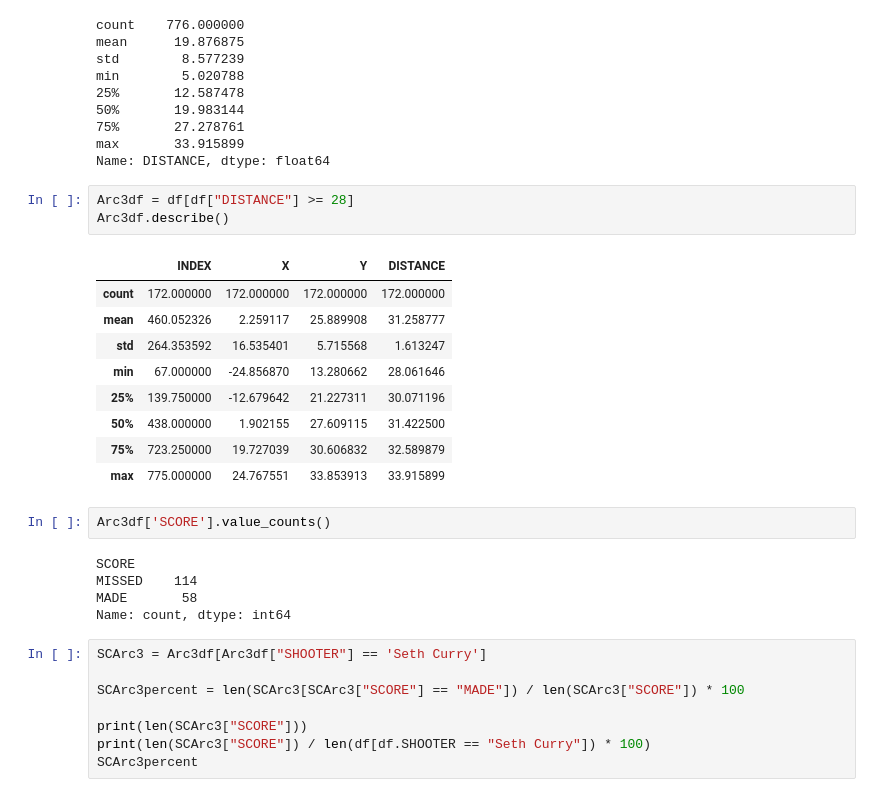
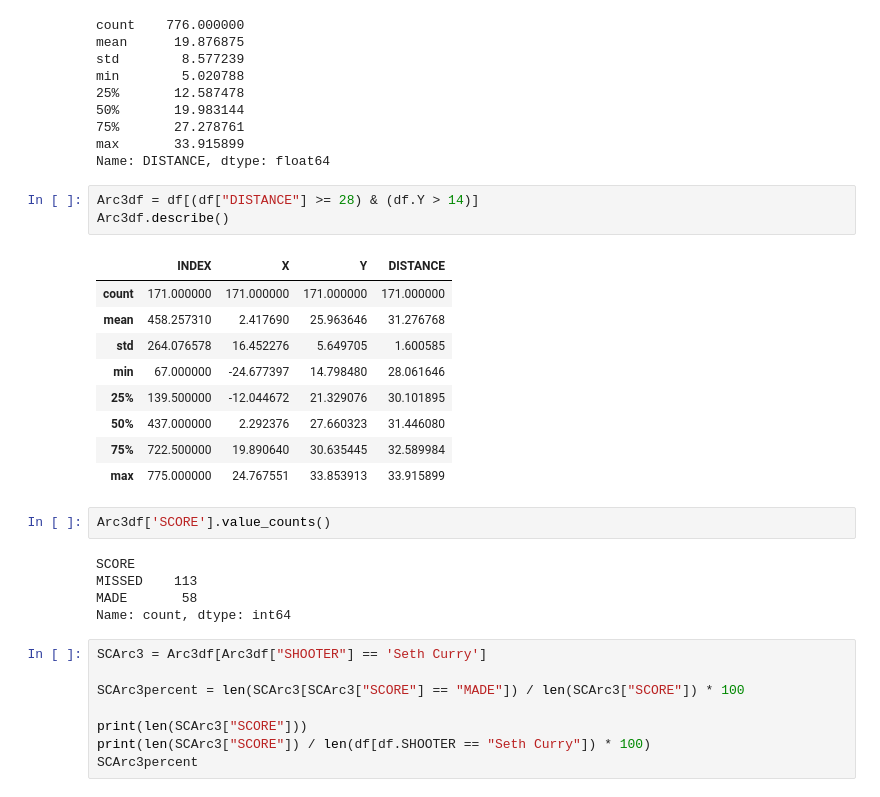
Before and after one commit to kacpersienkiewicz/NBAShootingAnalysis, a Jupyter notebook: NBAShootingAnalysis.ipynb, the cells around one changed output. Saved outputs shown, nothing was run; the diff lists cells and outputs as text.

```diff
--- a/NBAShootingAnalysis.ipynb
+++ b/NBAShootingAnalysis.ipynb
@@ -317,23 +317,23 @@ min        5.020788
 max       33.915899
 Name: DISTANCE, dtype: float64
 # %%
-Arc3df = df[df["DISTANCE"] >= 28]
+Arc3df = df[(df["DISTANCE"] >= 28) & (df.Y > 14)]
 Arc3df.describe()
 # %% [output]
 |  | INDEX | X | Y | DISTANCE |
-| count | 172.000000 | 172.000000 | 172.000000 | 172.000000 |
-| mean | 460.052326 | 2.259117 | 25.889908 | 31.258777 |
-| std | 264.353592 | 16.535401 | 5.715568 | 1.613247 |
-| min | 67.000000 | -24.856870 | 13.280662 | 28.061646 |
-| 25% | 139.750000 | -12.679642 | 21.227311 | 30.071196 |
-| 50% | 438.000000 | 1.902155 | 27.609115 | 31.422500 |
-| 75% | 723.250000 | 19.727039 | 30.606832 | 32.589879 |
+| count | 171.000000 | 171.000000 | 171.000000 | 171.000000 |
+| mean | 458.257310 | 2.417690 | 25.963646 | 31.276768 |
+| std | 264.076578 | 16.452276 | 5.649705 | 1.600585 |
+| min | 67.000000 | -24.677397 | 14.798480 | 28.061646 |
+| 25% | 139.500000 | -12.044672 | 21.329076 | 30.101895 |
+| 50% | 437.000000 | 2.292376 | 27.660323 | 31.446080 |
+| 75% | 722.500000 | 19.890640 | 30.635445 | 32.589984 |
 | max | 775.000000 | 24.767551 | 33.853913 | 33.915899 |
 # %%
 Arc3df['SCORE'].value_counts()
 # %% [output]
 SCORE
-MISSED    114
+MISSED    113
 MADE       58
 Name: count, dtype: int64
 # %%
```
Also changed, not shown: parts of 22 cells of this notebook.
